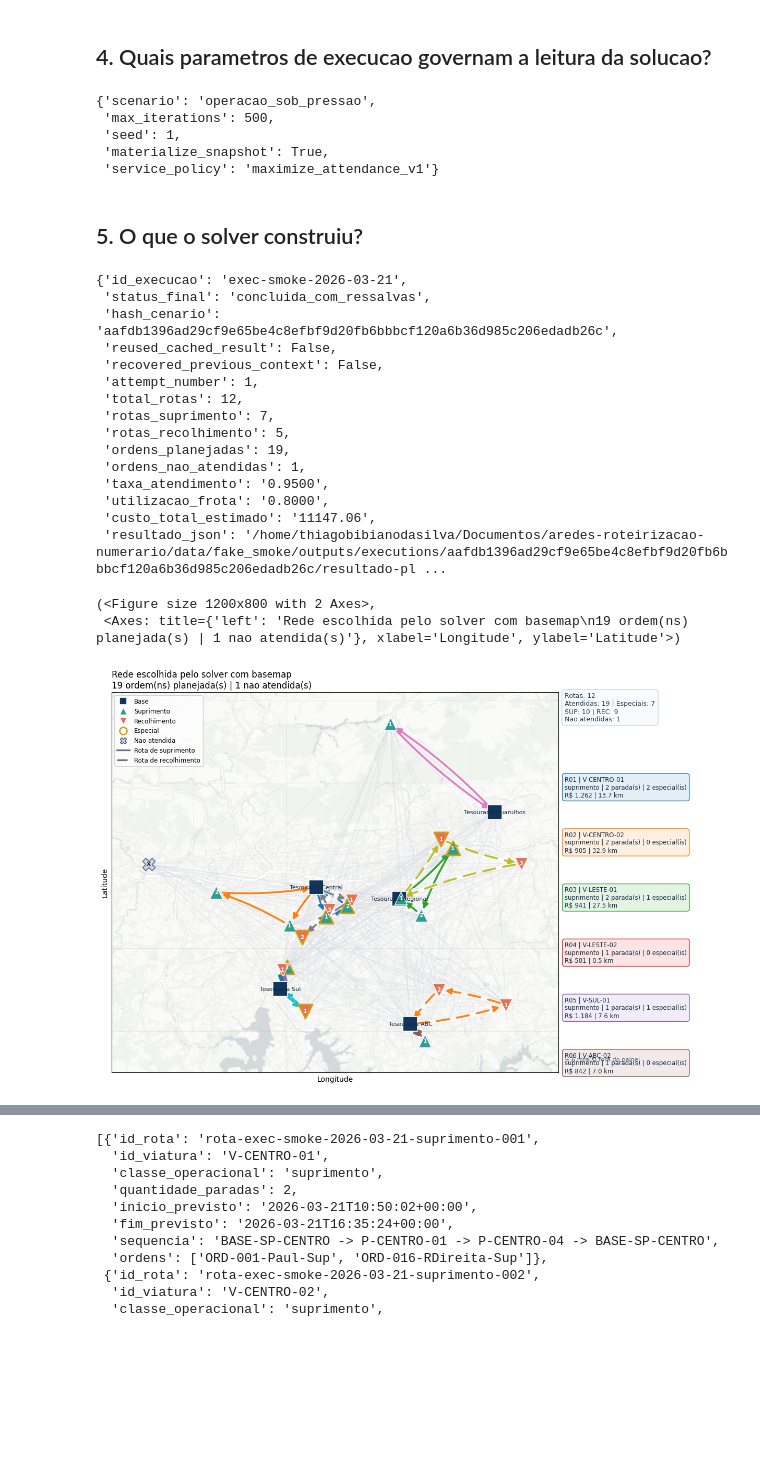
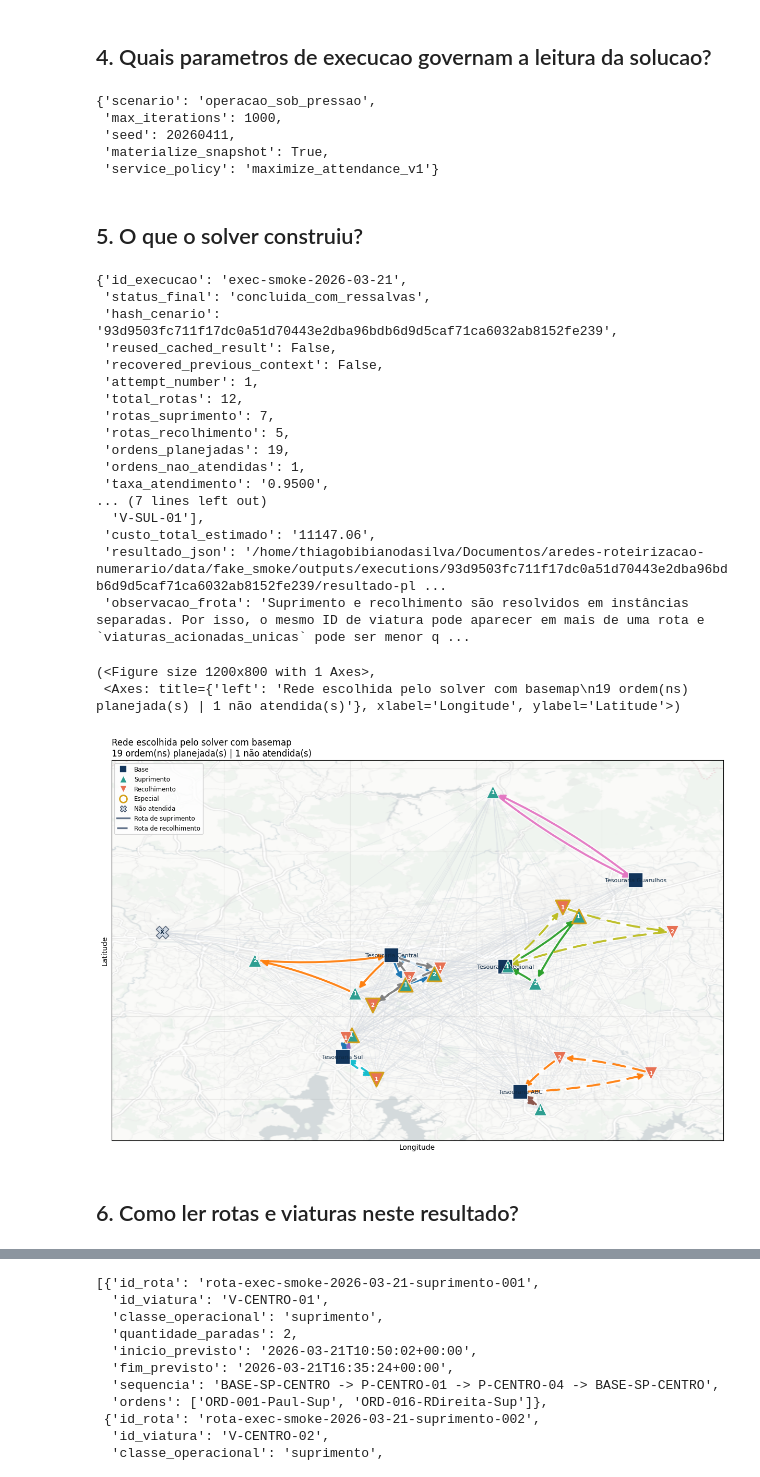
Before and after one commit to ThiagoBibiano/aredes-roteirizacao-numerario, a Jupyter notebook: notebook/modelo_solver_workbench.ipynb, the cells around one changed output, grey strips where cells are left out. Cells and saved outputs as stored; diff of their text form; code cells hidden in the pictures; blank space fills up the shorter version.

```diff
--- a/notebook/modelo_solver_workbench.ipynb
+++ b/notebook/modelo_solver_workbench.ipynb
@@ -19,19 +19,21 @@ from solver_workbench_support import (
     build_takeaway,
     compile_scenario,
     export_presentation_bundle,
+    fleet_assignment_rows,
     load_scenario_artifacts,
     plot_base_graph,
     plot_kpi_dashboard,
     plot_solution_graph,
     route_sequences,
     run_scenario,
+    summarize_fleet_usage,
     summarize_dataset,
     summarize_orchestration,
 )
 
 SCENARIO = 'operacao_sob_pressao'
-MAX_ITERATIONS = 500
-SEED = 1
+MAX_ITERATIONS = 1000
+SEED = 20260411
 WITH_BASEMAP = True
 EXPORT_DIR = PROJECT_ROOT / 'docs' / 'apresentacao' / 'assets' / 'generated' / 'notebook'
 display(Markdown(f'**Configuracao ativa**: cenario=`{SCENARIO}`, max_iterations=`{MAX_ITERATIONS}`, seed=`{SEED}`'))
@@ -104,8 +106,8 @@ plot_base_graph(ARTIFACTS, with_basemap=WITH_BASEMAP)
 }
 # %% [output]
 {'scenario': 'operacao_sob_pressao',
- 'max_iterations': 500,
- 'seed': 1,
+ 'max_iterations': 1000,
+ 'seed': 20260411,
  'materialize_snapshot': True,
  'service_policy': 'maximize_attendance_v1'}
 # %% [markdown]
@@ -118,11 +120,12 @@ ORCHESTRATION = run_scenario(
     materialize_snapshot=True,
 )
 SUMMARY = summarize_orchestration(ORCHESTRATION)
+FLEET_SUMMARY = summarize_fleet_usage(ORCHESTRATION)
 SUMMARY
 # %% [output]
 {'id_execucao': 'exec-smoke-2026-03-21',
  'status_final': 'concluida_com_ressalvas',
- 'hash_cenario': 'aafdb1396ad29cf9e65be4c8efbf9d20fb6bbbcf120a6b36d985c206edadb26c',
+ 'hash_cenario': '93d9503fc711f17dc0a51d70443e2dba96bdb6d9d5caf71ca6032ab8152fe239',
  'reused_cached_result': False,
  'recovered_previous_context': False,
  'attempt_number': 1,
@@ -132,12 +135,16 @@ SUMMARY
  'ordens_planejadas': 19,
  'ordens_nao_atendidas': 1,
  'taxa_atendimento': '0.9500',
- 'utilizacao_frota': '0.8000',
+... (7 lines left out)
+  'V-SUL-01'],
  'custo_total_estimado': '11147.06',
- 'resultado_json': '/home/thiagobibianodasilva/Documentos/aredes-roteirizacao-numerario/data/fake_smoke/outputs/executions/aafdb1396ad29cf9e65be4c8efbf9d20fb6bbbcf120a6b36d985c206edadb26c/resultado-pl ...
+ 'resultado_json': '/home/thiagobibianodasilva/Documentos/aredes-roteirizacao-numerario/data/fake_smoke/outputs/executions/93d9503fc711f17dc0a51d70443e2dba96bdb6d9d5caf71ca6032ab8152fe239/resultado-pl ...
+ 'observacao_frota': 'Suprimento e recolhimento são resolvidos em instâncias separadas. Por isso, o mesmo ID de viatura pode aparecer em mais de uma rota e `viaturas_acionadas_unicas` pode ser menor q ...
 # %%
-plot_solution_graph(ORCHESTRATION, ARTIFACTS, with_basemap=WITH_BASEMAP, show_order_details=False)
+plot_solution_graph(ORCHESTRATION, ARTIFACTS, with_basemap=WITH_BASEMAP, show_order_details=False, show_route_summary=False)
 # %% [output]
-(<Figure size 1200x800 with 2 Axes>,
- <Axes: title={'left': 'Rede escolhida pelo solver com basemap\n19 ordem(ns) planejada(s) | 1 nao atendida(s)'}, xlabel='Longitude', ylabel='Latitude'>)
+(<Figure size 1200x800 with 1 Axes>,
+ <Axes: title={'left': 'Rede escolhida pelo solver com basemap\n19 ordem(ns) planejada(s) | 1 não atendida(s)'}, xlabel='Longitude', ylabel='Latitude'>)
-[figure, old version]
+[figure, new version]
+# %% [markdown]
+## 6. Como ler rotas e viaturas neste resultado?
```
Also changed, not shown: parts of 9 cells of this notebook, 19 other files.
